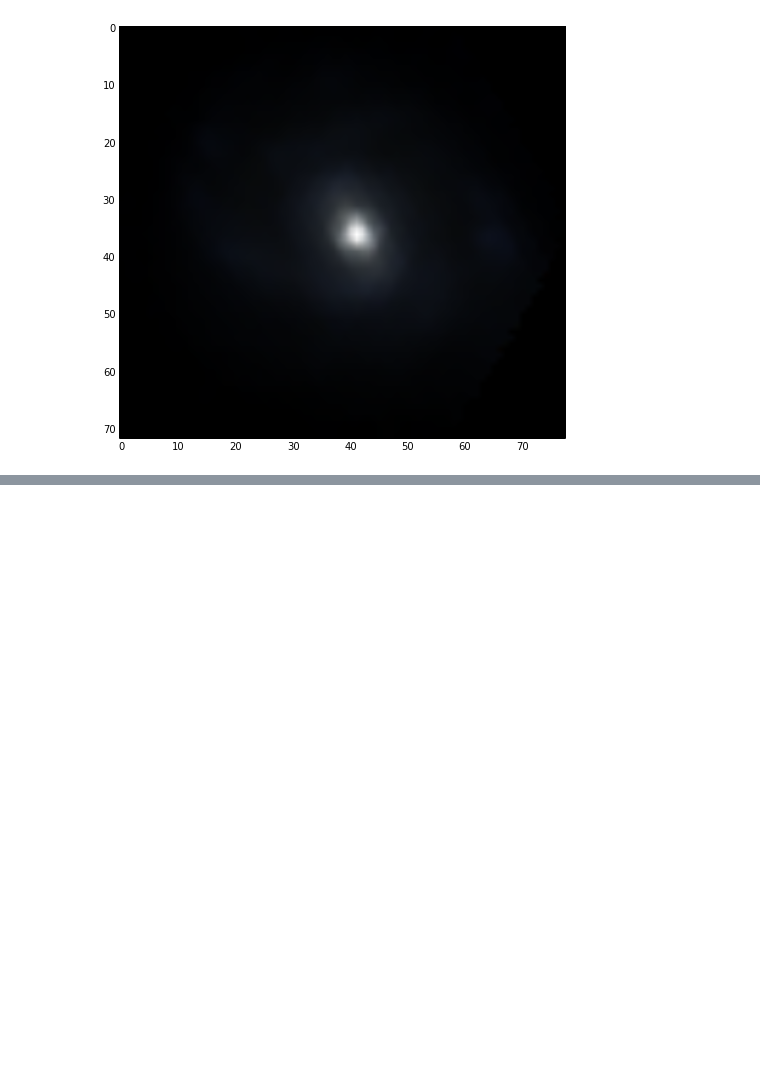
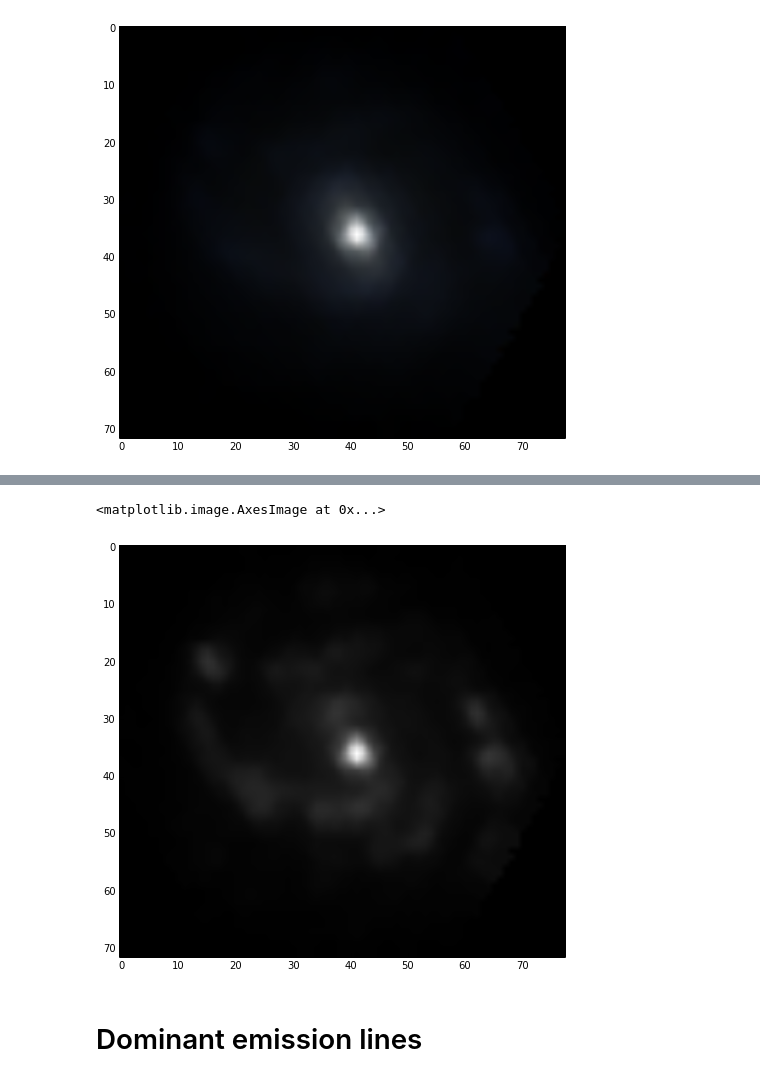
Before and after one commit to sbustamante/ComputationalMethods, a Jupyter notebook: activities/using_pyfits.ipynb, the cells around one changed output, grey strips where cells are left out. Saved outputs shown, nothing was run; the diff lists cells and outputs as text; code cells hidden in the pictures; blank space fills up the shorter version.

```diff
--- a/activities/using_pyfits.ipynb
+++ b/activities/using_pyfits.ipynb
@@ -119,0 +148,15 @@ plt.imshow(rgb_galaxy[::-1,:,:])
+# %%
+#Halpha emission
+Halpha = wavelenght[np.argsort(spectrum)[-1]]
+Ha_range = Halpha-5, Halpha+5
+# %%
+#Galaxy Picture in Halpha
+Ha_galaxy = Integrated_Galaxy( Ha_range[0], Ha_range[1] )
+
+plt.figure( figsize=(8,8) )
+plt.imshow(Ha_galaxy[::-1], cmap='gray')
+# %% [output]
+<matplotlib.image.AxesImage at 0x...>
+[figure, added]
+# %% [markdown]
+# Dominant emission lines
```
Also changed, not shown: parts of 9 cells of this notebook.
